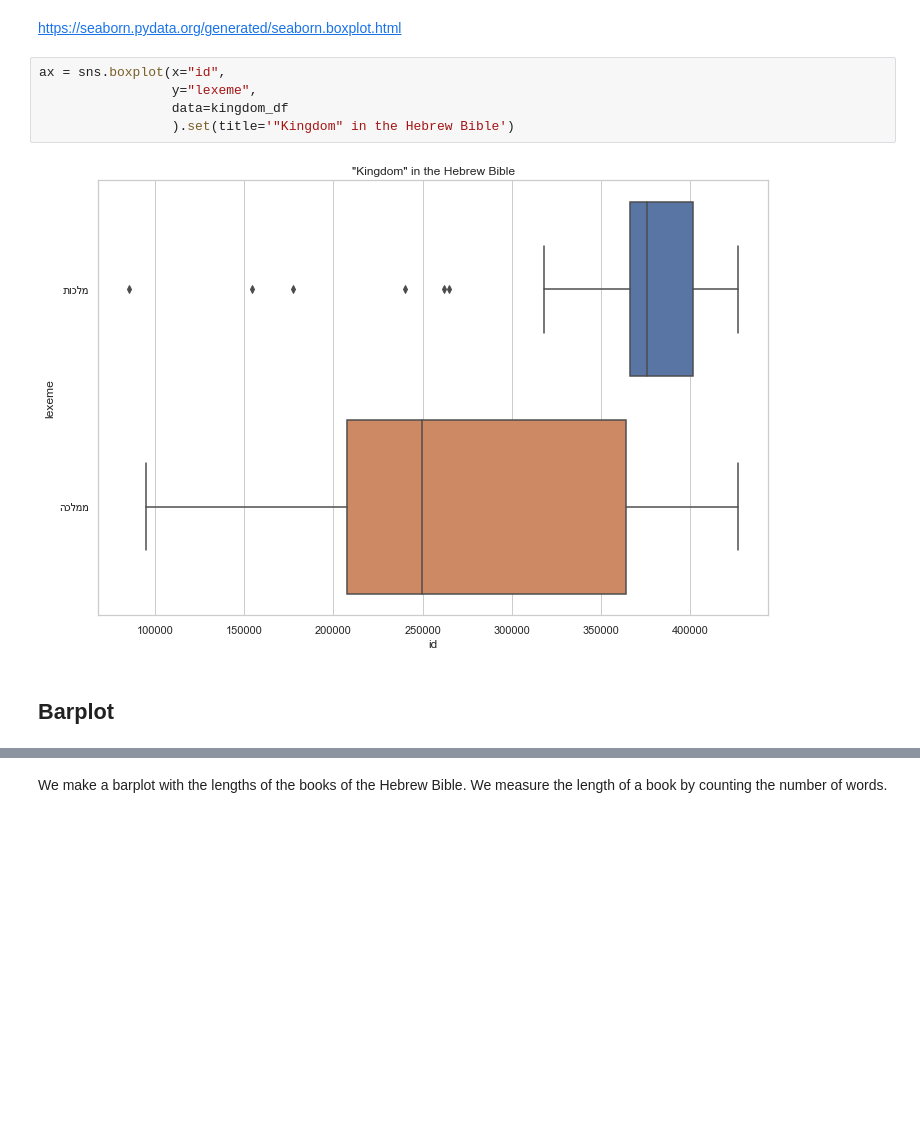
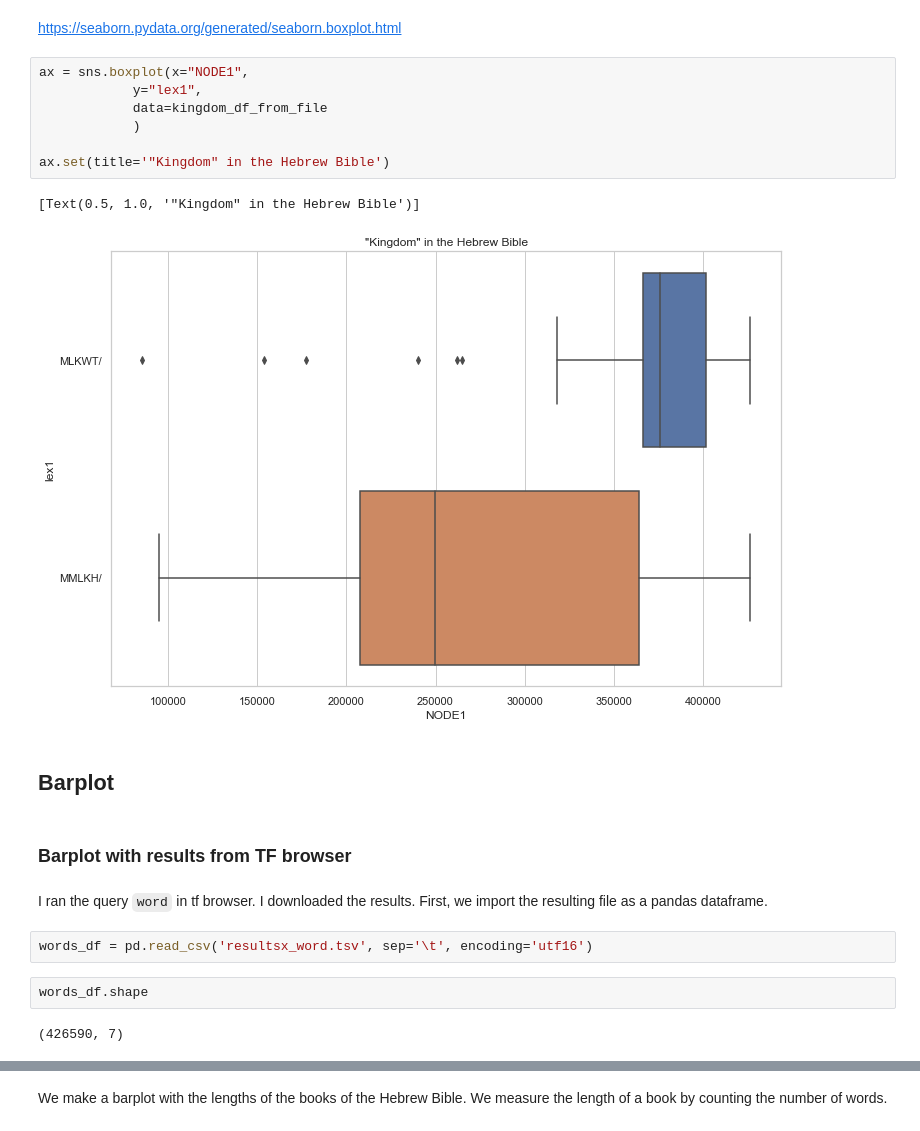
Before and after one commit to DT-UCPH/workshop_ancient_text_analysis, a Jupyter notebook: materials/meeting3_4_visualizations/vizualizations_with_seaborn.ipynb, the cells around one changed output, grey strips where cells are left out. Drawn from its saved outputs; the diff is of its cells as text; blank space fills up the shorter version.

Commit message:
added boxplot with data from fíle

```diff
--- a/materials/meeting3_4_visualizations/vizualizations_with_seaborn.ipynb
+++ b/materials/meeting3_4_visualizations/vizualizations_with_seaborn.ipynb
@@ -261,11 +266,24 @@ sns.violinplot(y="NODE1",
 # %% [markdown]
 https://seaborn.pydata.org/generated/seaborn.boxplot.html
 # %%
-ax = sns.boxplot(x="id",
-                 y="lexeme",
-                 data=kingdom_df
-                 ).set(title='"Kingdom" in the Hebrew Bible')
+ax = sns.boxplot(x="NODE1",
+            y="lex1",
+            data=kingdom_df_from_file
+            )
+
+ax.set(title='"Kingdom" in the Hebrew Bible')
 # %% [output]
+[Text(0.5, 1.0, '"Kingdom" in the Hebrew Bible')]
-[figure, old version]
+[figure, new version]
 # %% [markdown]
 ## Barplot
+# %% [markdown]
+### Barplot with results from TF browser
+# %% [markdown]
+I ran the query `word` in tf browser. I downloaded the results. First, we import the resulting file as a pandas dataframe.
+# %%
+words_df = pd.read_csv('resultsx_word.tsv', sep='\t', encoding='utf16')
+# %%
+words_df.shape
+# %% [output]
+(426590, 7)
```
Also changed, not shown: parts of 17 cells of this notebook, 4 other files.
